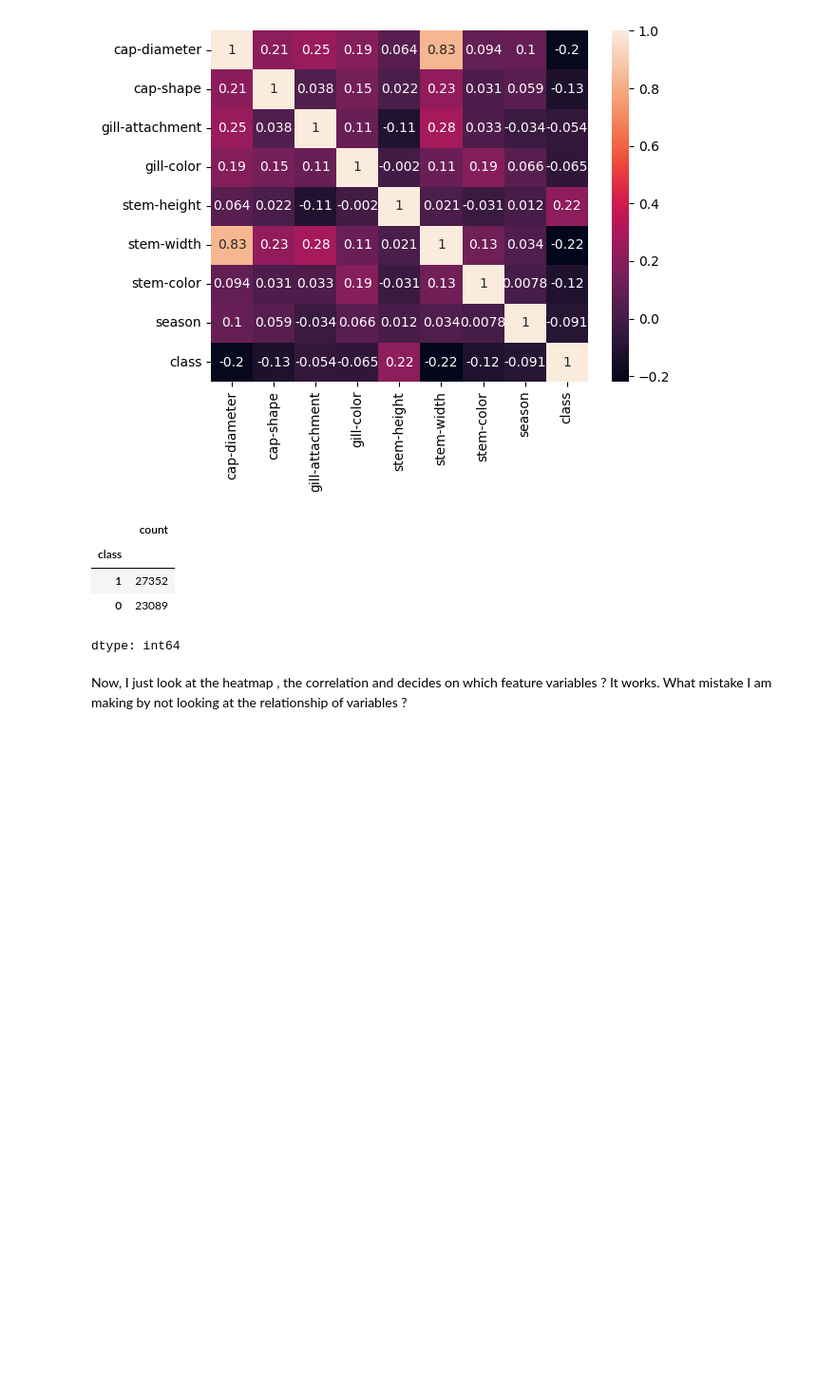
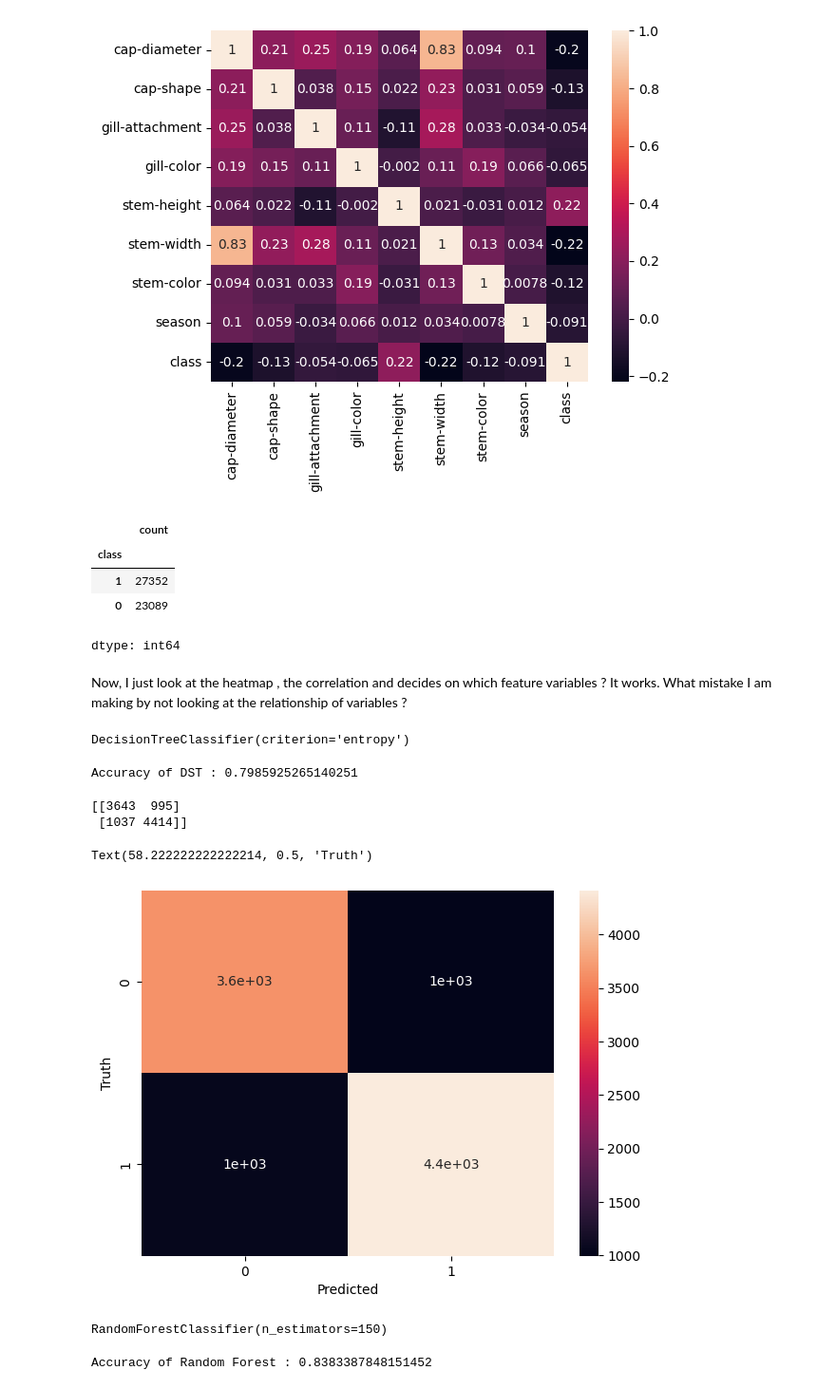
Before and after one commit to dhsingh0815/ML, a Jupyter notebook: Classifier/Classifier_Mushroom.ipynb, the cells around one changed output. Shown at 95% size. Drawn from its saved outputs; the diff is of its cells as text; code cells hidden in the pictures; blank space fills up the shorter version.

```diff
--- a/Classifier/Classifier_Mushroom.ipynb
+++ b/Classifier/Classifier_Mushroom.ipynb
@@ -100,3 +108,16 @@ df['class'].value_counts()
 dtype: int64
 # %% [markdown]
 <span style='bold'>Now, I just look at the heatmap , the correlation and decides on which feature variables ? It works. What mistake I am making by not looking at the relationship of variables ? </span>
+# %%
+
+y=df[['class']]
+
+X=df[['stem-height','stem-width','cap-diameter','cap-shape']]
+
+X_train,X_test,y_train,y_test=train_test_split(X,y,test_size=0.2)
+# %%
+model =DecisionTreeClassifier(criterion='entropy')
+model.fit(X_train, y_train)
+model
+# %% [output]
+DecisionTreeClassifier(criterion='entropy')
@@ -102,0 +129,27 @@ dtype: int64
+# %%
+
+y_test_pred=model.predict(X_test)
+
+print('Accuracy of DST :', accuracy_score(y_test, y_test_pred))
+# %% [output]
+Accuracy of DST : 0.7985925265140251
+# %%
+
+cm = confusion_matrix(y_test, y_test_pred)
+print(cm)
+plt.figure(figsize=(7,5))
+sns.heatmap(cm,annot=True)
+plt.xlabel('Predicted')
+plt.ylabel('Truth')
+# %% [output]
+[[3643  995]
+ [1037 4414]]
+Text(58.222222222222214, 0.5, 'Truth')
+[figure, added]
+# %%
+
+rf_classifier =RandomForestClassifier(n_estimators=150)
+rf_classifier.fit(X_train, y_train)
+rf_classifier
+# %% [output]
+RandomForestClassifier(n_estimators=150)
@@ -102,0 +162,5 @@ dtype: int64
+# %%
+y_test_pred=rf_classifier.predict(X_test)
+print('Accuracy of Random Forest :', accuracy_score(y_test, y_test_pred))
+# %% [output]
+Accuracy of Random Forest : 0.8383387848151452
```
Also changed, not shown: parts of 5 cells of this notebook.
